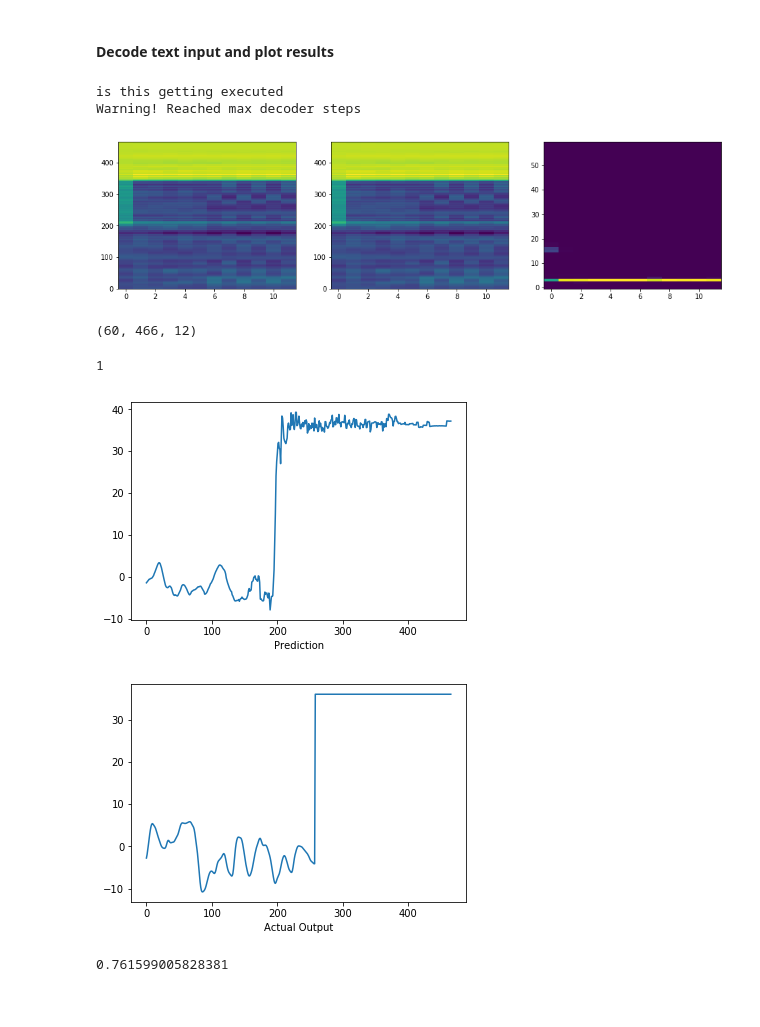
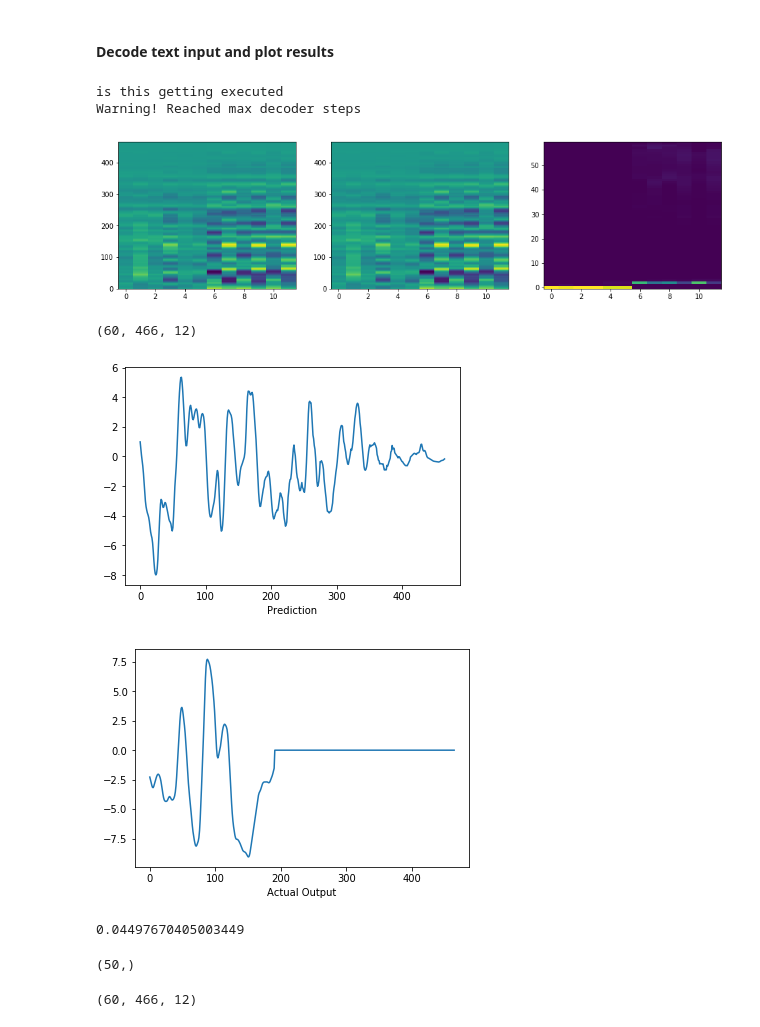
Before and after one commit to shivam13juna/Tacotron2_AAI, a Jupyter notebook: inference.ipynb, the cells around one changed output. Saved outputs shown, nothing was run; the diff lists cells and outputs as text; code cells hidden in the pictures.

```diff
--- a/inference.ipynb
+++ b/inference.ipynb
@@ -37,7 +40,7 @@ hparams.sampling_rate = 22050
 # %% [markdown]
 #### Load model from checkpoint
 # %%
-checkpoint_path = "waveglow/checkpoint_36200"
+checkpoint_path = "waveglow/checkpoint_25200"
 model = load_model(hparams)
 model.load_state_dict(torch.load(checkpoint_path)['state_dict'])
 _ = model.eval()
@@ -48,8 +51,12 @@ with open('variables/test_new_phoneme', 'rb') as handle:
 with open('variables/test_new_ema', 'rb') as handle:
     test_ema= pickle.loads(handle.read())
 
+with open('variables/test_ema_len', 'rb') as handle:
+    test_ema_len= pickle.loads(handle.read())
+
 test_phoneme = np.array(test_phoneme)
 test_ema = np.array(test_ema)
+test_ema_len = np.array(test_ema_len)
 
 with open('variables/train_new_phoneme', 'rb') as handle:
     train_phoneme= pickle.loads(handle.read())
@@ -75,7 +82,7 @@ plot_data((mel_outputs.data.cpu().numpy()[0],
 # %% [output]
 is this getting executed
 Warning! Reached max decoder steps
-[figure, old version]
+[figure, new version]
 # %%
 output = mel_outputs.cpu().detach().numpy()
 postnet_output = mel_outputs_postnet.cpu().detach().numpy()
@@ -84,24 +91,22 @@ np.shape(postnet_output)
 # %% [output]
 (60, 466, 12)
 # %%
-noo, point= 3, 11
-print(1)
+noo, point= 8, 9
 
 plt.plot(output[noo,:,point])
 plt.xlabel('Prediction')
 plt.show()
 
 
 
-plt.plot(test_ema[noo,:,point])
+plt.plot(train_ema[noo,:,point])
 plt.xlabel('Actual Output')
 plt.show()
 
 # print(pearsonr(test_ema[noo,:,11],translation[noo,:,11])[0])
 # %% [output]
-1
-[figure, old version]
+[figure, new version]
-[figure, old version]
+[figure, new version]
 # %%
 count=0
 avg=0.0
@@ -113,4 +118,4 @@ avg=float(avg/count)
 
 print(avg)
 # %% [output]
-0.761599005828381
+0.04497670405003449
@@ -118,0 +122,8 @@ plt.plot()
+# %%
+test_ema[0,:50,1].shape
+# %% [output]
+(50,)
+# %%
+test_ema.shape
+# %% [output]
+(60, 466, 12)
```
Also changed, not shown: parts of 2 cells of this notebook, 12 other files.
